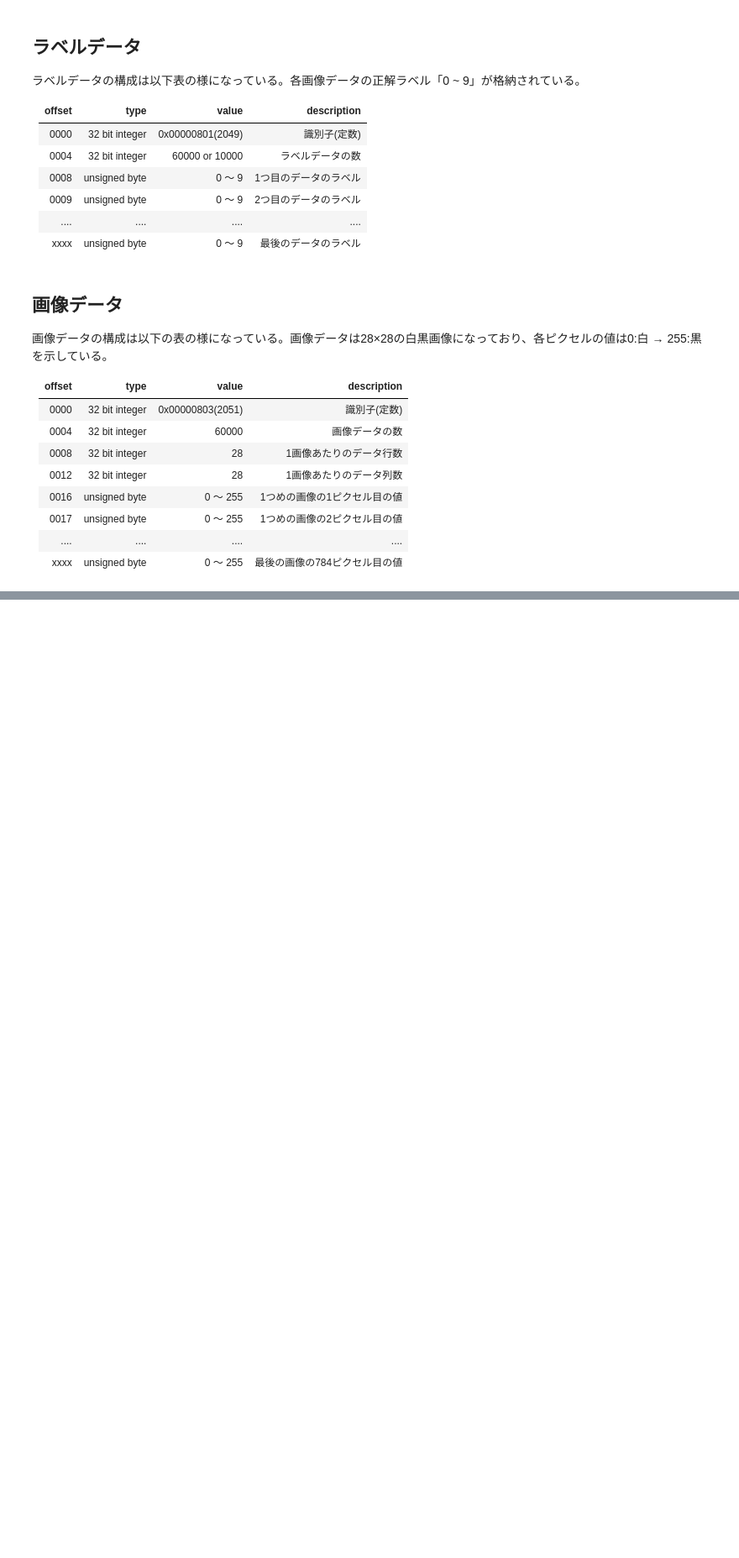
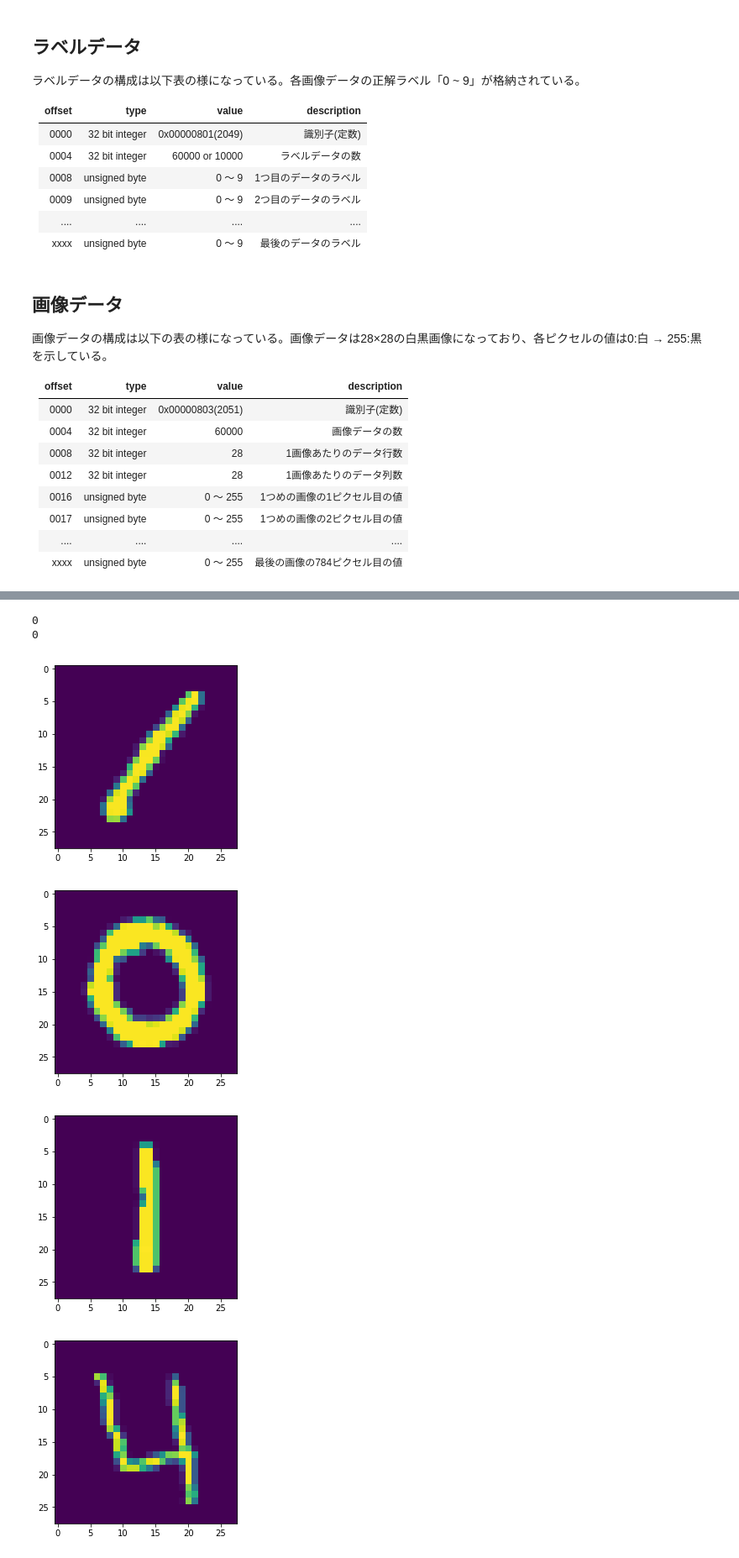
Before and after one commit to tetsuya-yamamoto-ai-learn/Practice05-O, a Jupyter notebook: MNISTデータセット.ipynb, the cells around one changed output, grey strips where cells are left out. Shown at 84% size. Drawn from its saved outputs; the diff is of its cells as text; code cells hidden in the pictures; blank space fills up the shorter version.

```diff
--- a/MNISTデータセット.ipynb
+++ b/MNISTデータセット.ipynb
@@ -49,0 +120,24 @@ MNIST(Mixed National Insutitute of Standards and Technology databese)とは、
+# %%
+# 使いづらいので訓練データのラベルの部分と画像データの部分を分割する
+MNIST_trainval_label = MNIST_trainval.loc[:, 'label']
+MNIST_trainval_data = MNIST_trainval.iloc[:, 1:]
+
+# 画像データを28×28の2次元データに変換する
+MNIST_trainval_img = MNIST_trainval_data.values.reshape(-1, 28, 28)
+# %%
+# 欠損値の確認
+print(MNIST_trainval_data.isnull().sum().sum())
+print(MNIST_trainval_label.isnull().sum().sum())
+# %% [output]
+0
+0
+# %%
+# とりあえず先頭から10枚の画像を表示させてみる
+for img in MNIST_trainval_img[:10]:
+    plt.imshow(img, vmin=0, vmax=255)
+    plt.show()
+# %% [output]
+[figure, added]
+[figure, added]
+[figure, added]
+[figure, added]
```
Also changed, not shown: parts of 20 cells of this notebook.
